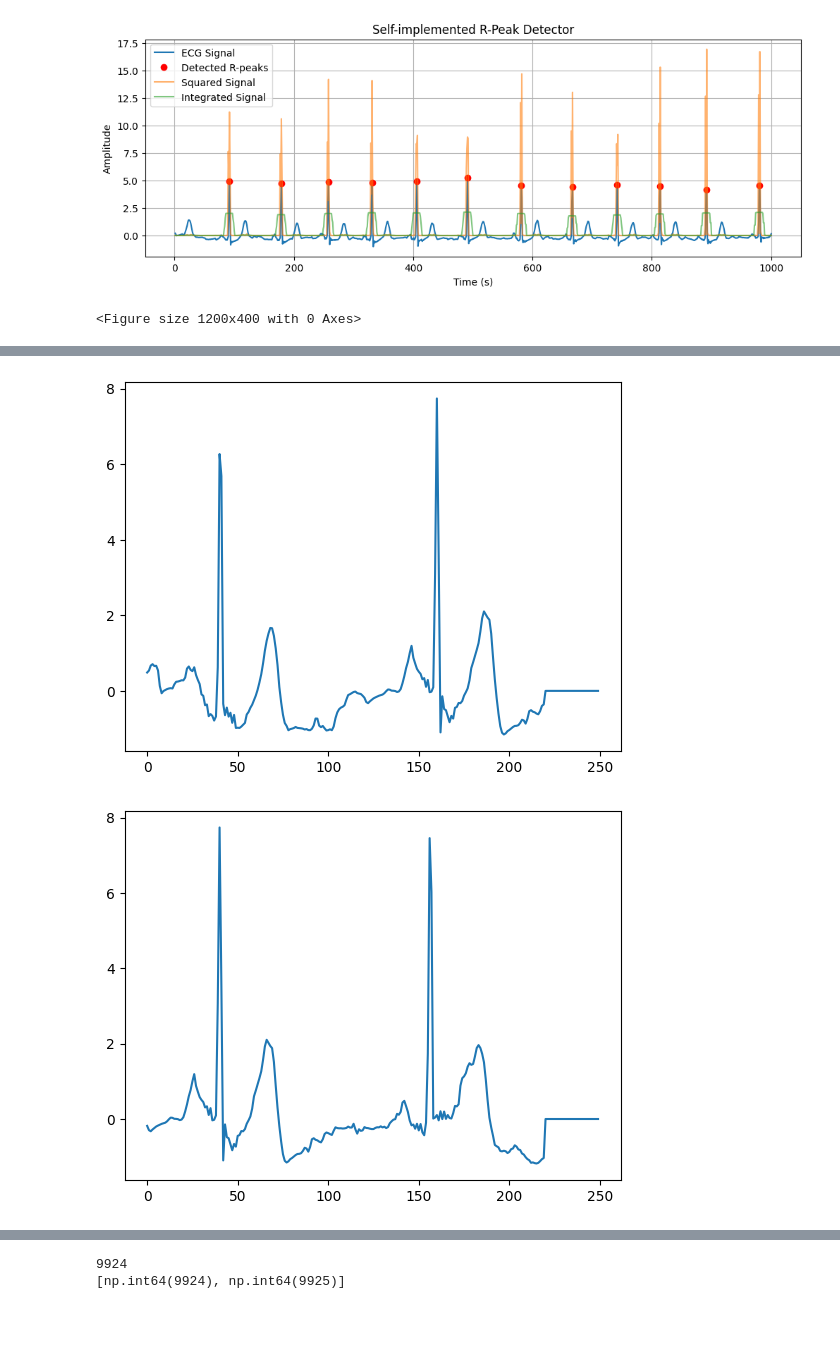
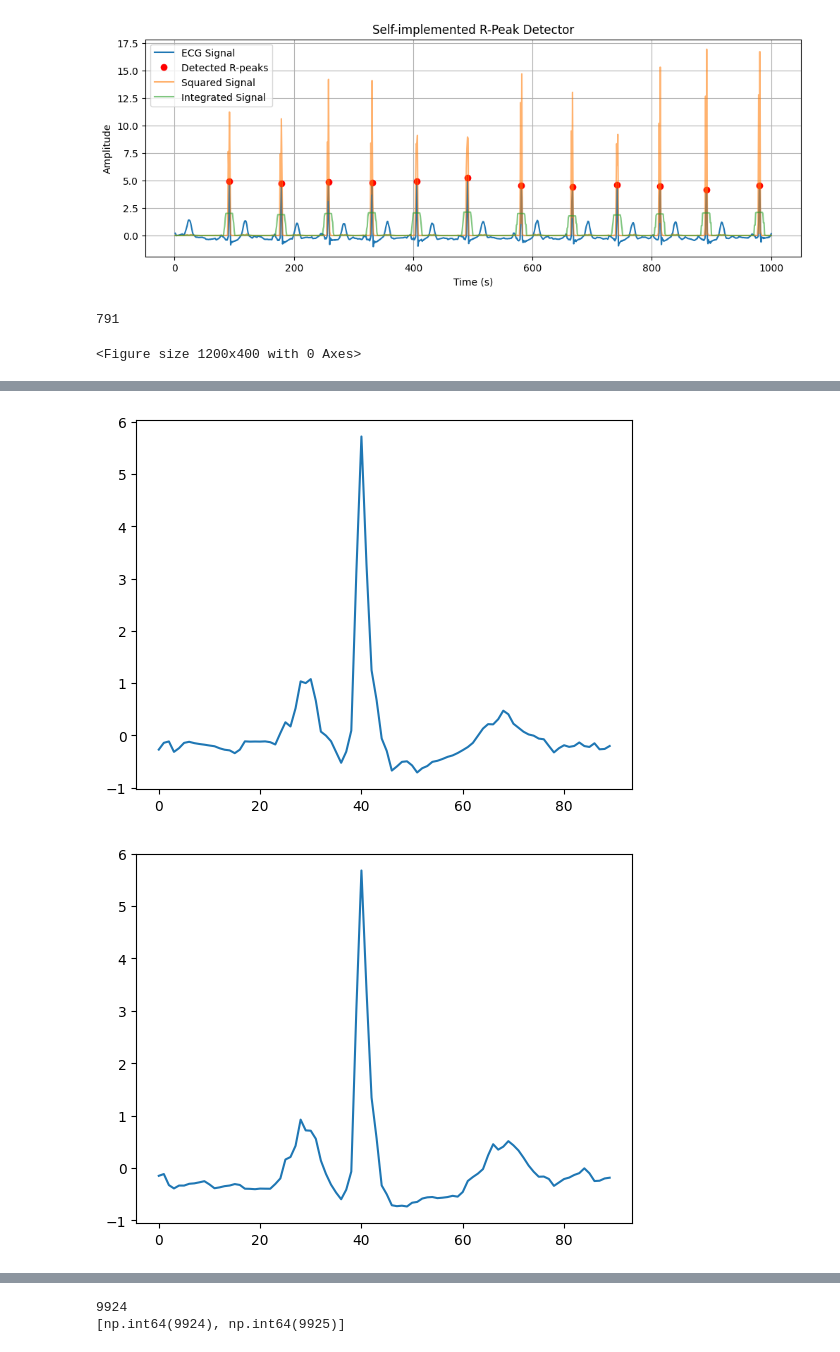
Before and after one commit to AlexTran1703/ecg-ptb-xl, a Jupyter notebook: source/ptb_xl_examine_feature.ipynb, the cells around one changed output, grey strips where cells are left out. Saved outputs shown, nothing was run; the diff lists cells and outputs as text; code cells hidden in the pictures; blank space fills up the shorter version.

```diff
--- a/source/ptb_xl_examine_feature.ipynb
+++ b/source/ptb_xl_examine_feature.ipynb
@@ -187,10 +187,10 @@ plt.show()
 # %% [output]
 [figure]
 # %%
-def segment_PQRST(ecg, r_peaks, start_idx = 40, end_idx = 180):
+def segment_PQRST(ecg, r_peaks, start_idx = 40, end_idx = 50):
     length = 1000
     PQRSTs = []
-    expected_segment_length = 250
+    expected_segment_length = start_idx+end_idx
     for i, r_peak in enumerate(r_peaks):
         start_beat = np.max([0, r_peak - start_idx])
         end_beat =  np.min([r_peak + end_idx, length])
@@ -203,7 +203,10 @@ def segment_PQRST(ecg, r_peaks, start_idx = 40, end_idx = 180):
         PQRSTs.append(segment)
     return PQRSTs
 # %%
-ecg = X_train[1, :, 1]
+indices = np.where(y_test[:, 2] == 1.0)[0]
+random = np.random.choice(indices)
+print(random)
+ecg = X_train[random, :, 1]
 r_peaks, integrated, squared, _ = detect_r_peaks(ecg, fs)
 plt.figure(figsize=(12, 4))
 ecg = ecg.reshape(1, -1)
@@ -223,4 +226,5 @@ _ = segment_PQRST(ecg, r_peaks)
 # plt.grid()
 # plt.show()
 # %% [output]
-<Figure size 1200x400 with 0 Axes>
+791
+<Figure size 1200x400 with 0 Axes>
@@ -231,2 +235,2 @@ _ = segment_PQRST(ecg, r_peaks)
-[figure, old version]
+[figure, new version]
-[figure, old version]
+[figure, new version]
```
Also changed, not shown: parts of 2 cells of this notebook, 1 other file.
